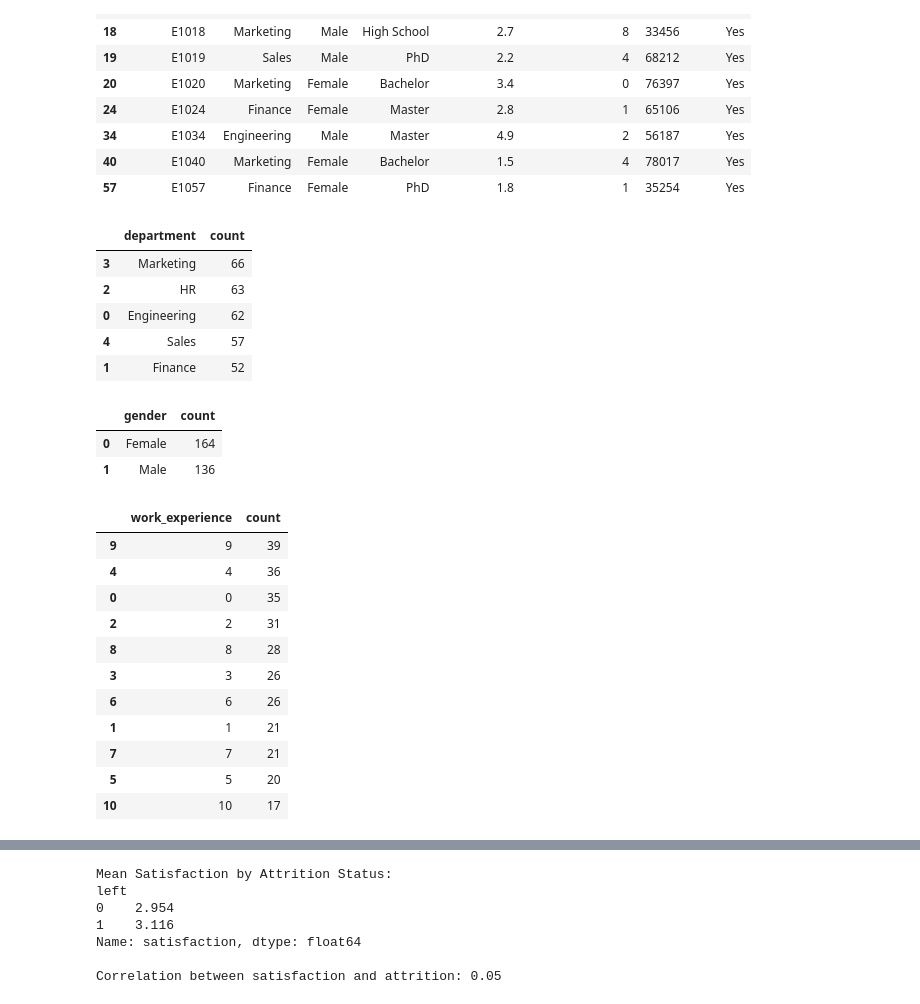
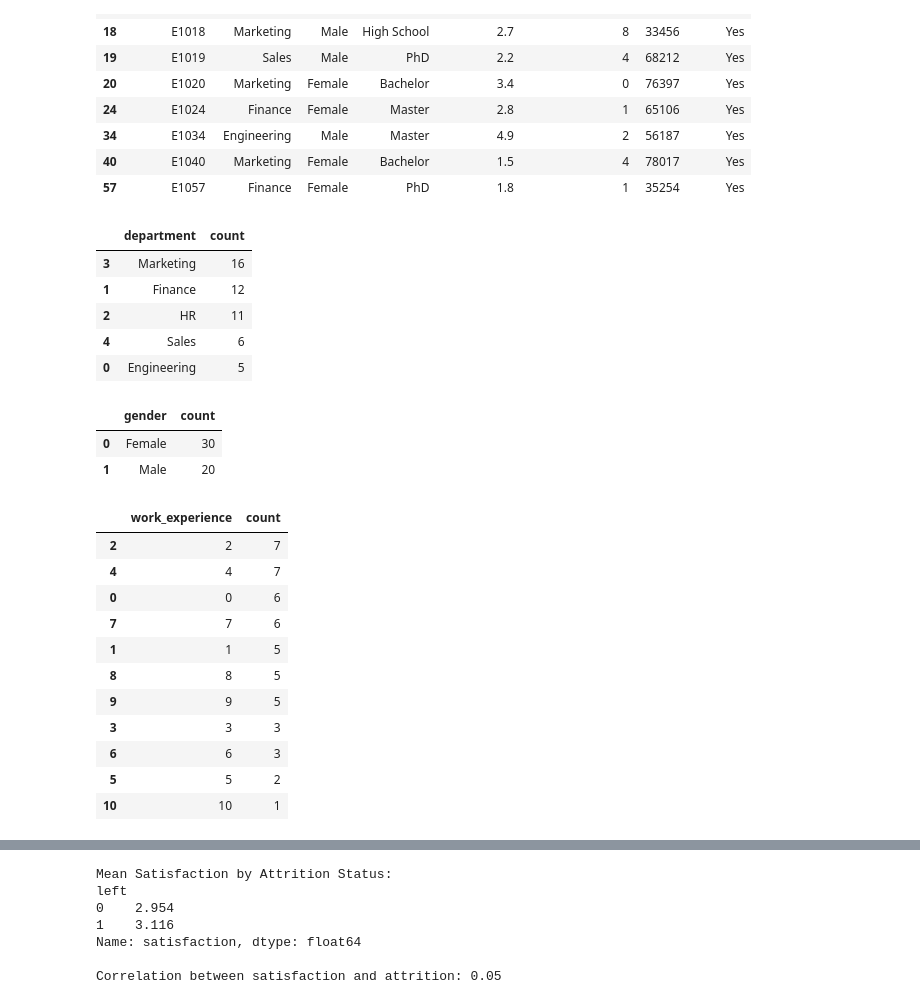
Before and after one commit to Jpatipan/hr-analytics, a Jupyter notebook: notebooks/analysis_attrition.ipynb, the cells around one changed output, grey strips where cells are left out. Cells and saved outputs as stored; diff of their text form; code cells hidden in the pictures.

```diff
--- a/notebooks/analysis_attrition.ipynb
+++ b/notebooks/analysis_attrition.ipynb
@@ -33,36 +33,36 @@ dataset_attrition.head(10)
 | 40 | E1040 | Marketing | Female | Bachelor | 1.5 | 4 | 78017 | Yes |
 | 57 | E1057 | Finance | Female | PhD | 1.8 | 1 | 35254 | Yes |
 # %%
-department_counts = data_attrition.groupby('department').size().reset_index(name='count').sort_values(by='count', ascending=False)
+department_counts = dataset_attrition.groupby('department').size().reset_index(name='count').sort_values(by='count', ascending=False)
 department_counts
 # %% [output]
 |  | department | count |
-| 3 | Marketing | 66 |
-| 2 | HR | 63 |
-| 0 | Engineering | 62 |
-| 4 | Sales | 57 |
-| 1 | Finance | 52 |
+| 3 | Marketing | 16 |
+| 1 | Finance | 12 |
+| 2 | HR | 11 |
+| 4 | Sales | 6 |
+| 0 | Engineering | 5 |
 # %%
-sex_attrition = data_attrition.groupby('gender').size().reset_index(name='count').sort_values(by='count', ascending=False)
+sex_attrition = dataset_attrition.groupby('gender').size().reset_index(name='count').sort_values(by='count', ascending=False)
 sex_attrition
 # %% [output]
 |  | gender | count |
-| 0 | Female | 164 |
-| 1 | Male | 136 |
+| 0 | Female | 30 |
+| 1 | Male | 20 |
 # %%
-work_experience = data_attrition.groupby('work_experience').size().reset_index(name='count').sort_values(by='count', ascending=False)
+work_experience = dataset_attrition.groupby('work_experience').size().reset_index(name='count').sort_values(by='count', ascending=False)
 work_experience
 # %% [output]
 |  | work_experience | count |
-| 9 | 9 | 39 |
-| 4 | 4 | 36 |
-| 0 | 0 | 35 |
-| 2 | 2 | 31 |
-| 8 | 8 | 28 |
-| 3 | 3 | 26 |
-| 6 | 6 | 26 |
-| 1 | 1 | 21 |
-| 7 | 7 | 21 |
-| 5 | 5 | 20 |
-| 10 | 10 | 17 |
+| 2 | 2 | 7 |
+| 4 | 4 | 7 |
+| 0 | 0 | 6 |
+| 7 | 7 | 6 |
+| 1 | 1 | 5 |
+| 8 | 8 | 5 |
+| 9 | 9 | 5 |
+| 3 | 3 | 3 |
+| 6 | 6 | 3 |
+| 5 | 5 | 2 |
+| 10 | 10 | 1 |
 # %%
```
Also changed, not shown: parts of 5 cells of this notebook.
